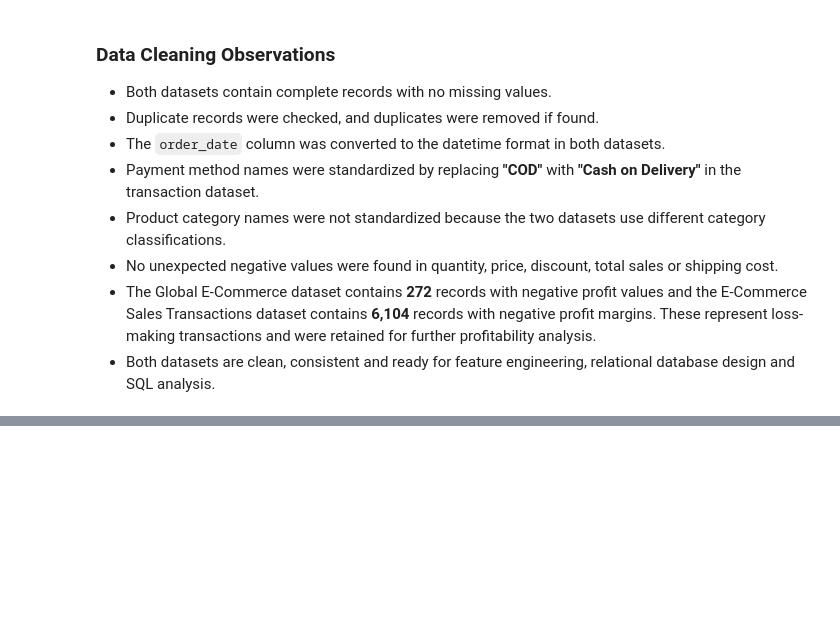
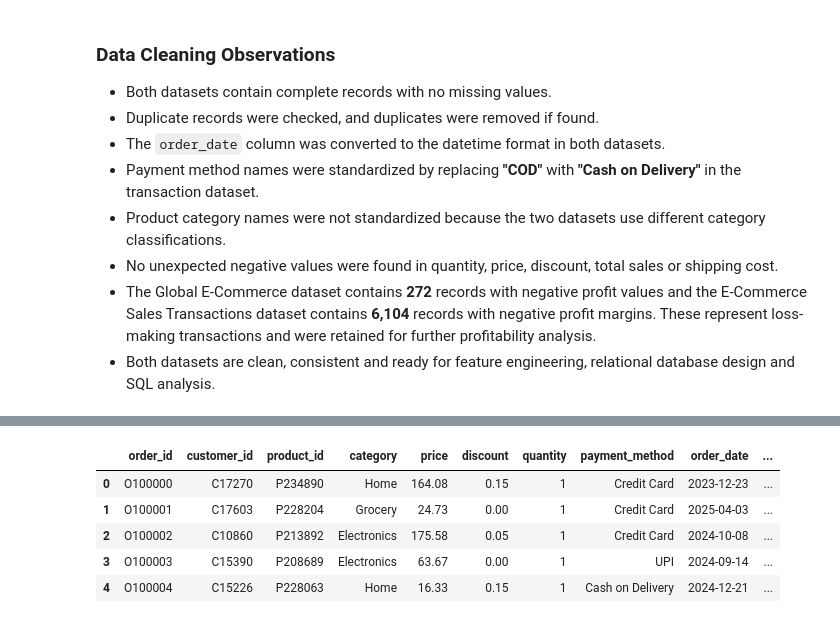
Before and after one commit to KiruthigaSidharthan/Global_Ecommerce_Sales_Analysis, a Jupyter notebook: Notebooks/Ecommerce_Sales_Transaction_Analysis.ipynb, the cells around one changed output, grey strips where cells are left out. Cells and saved outputs as stored; diff of their text form; code cells hidden in the pictures; blank space fills up the shorter version.

```diff
--- a/Notebooks/Ecommerce_Sales_Transaction_Analysis.ipynb
+++ b/Notebooks/Ecommerce_Sales_Transaction_Analysis.ipynb
@@ -349,0 +356,20 @@ dtype: int64
+# %%
+# create date feature
+ecommerce_df["order_year"] = ecommerce_df["order_date"].dt.year
+ecommerce_df["order_month"] = ecommerce_df["order_date"].dt.month_name()
+ecommerce_df["order_day"] = ecommerce_df["order_date"].dt.day
+# %%
+transaction_df["order_year"] = transaction_df["order_date"].dt.year
+transaction_df["order_month"] = transaction_df["order_date"].dt.month_name()
+transaction_df["order_day"] = transaction_df["order_date"].dt.day
+# %%
+ecommerce_df.head()
+
+transaction_df.head()
+# %% [output]
+|  | order_id | customer_id | product_id | category | price | discount | quantity | payment_method | order_date | ... |
+| 0 | O100000 | C17270 | P234890 | Home | 164.08 | 0.15 | 1 | Credit Card | 2023-12-23 | ... |
+| 1 | O100001 | C17603 | P228204 | Grocery | 24.73 | 0.00 | 1 | Credit Card | 2025-04-03 | ... |
+| 2 | O100002 | C10860 | P213892 | Electronics | 175.58 | 0.05 | 1 | Credit Card | 2024-10-08 | ... |
+| 3 | O100003 | C15390 | P208689 | Electronics | 63.67 | 0.00 | 1 | UPI | 2024-09-14 | ... |
+| 4 | O100004 | C15226 | P228063 | Home | 16.33 | 0.15 | 1 | Cash on Delivery | 2024-12-21 | ... |
```
Also changed, not shown: parts of 8 cells of this notebook.
